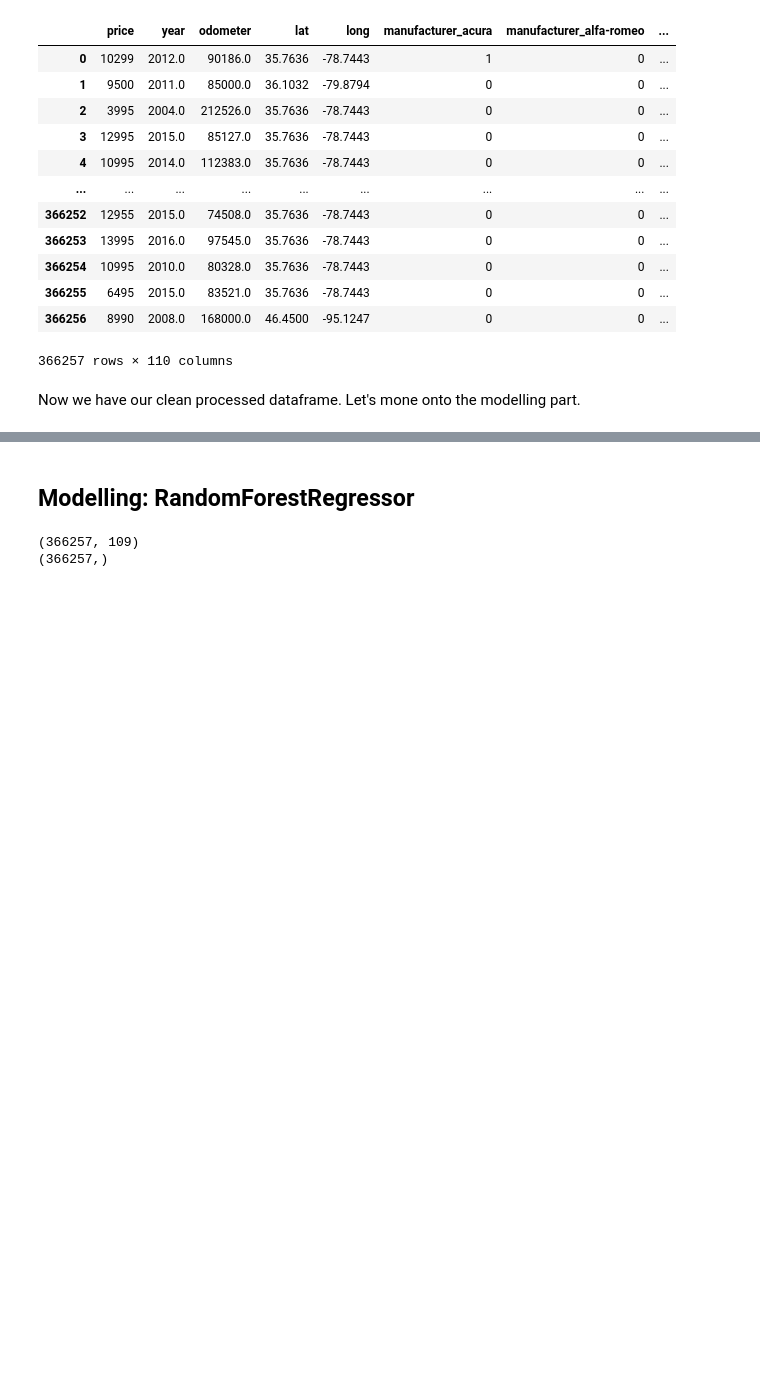
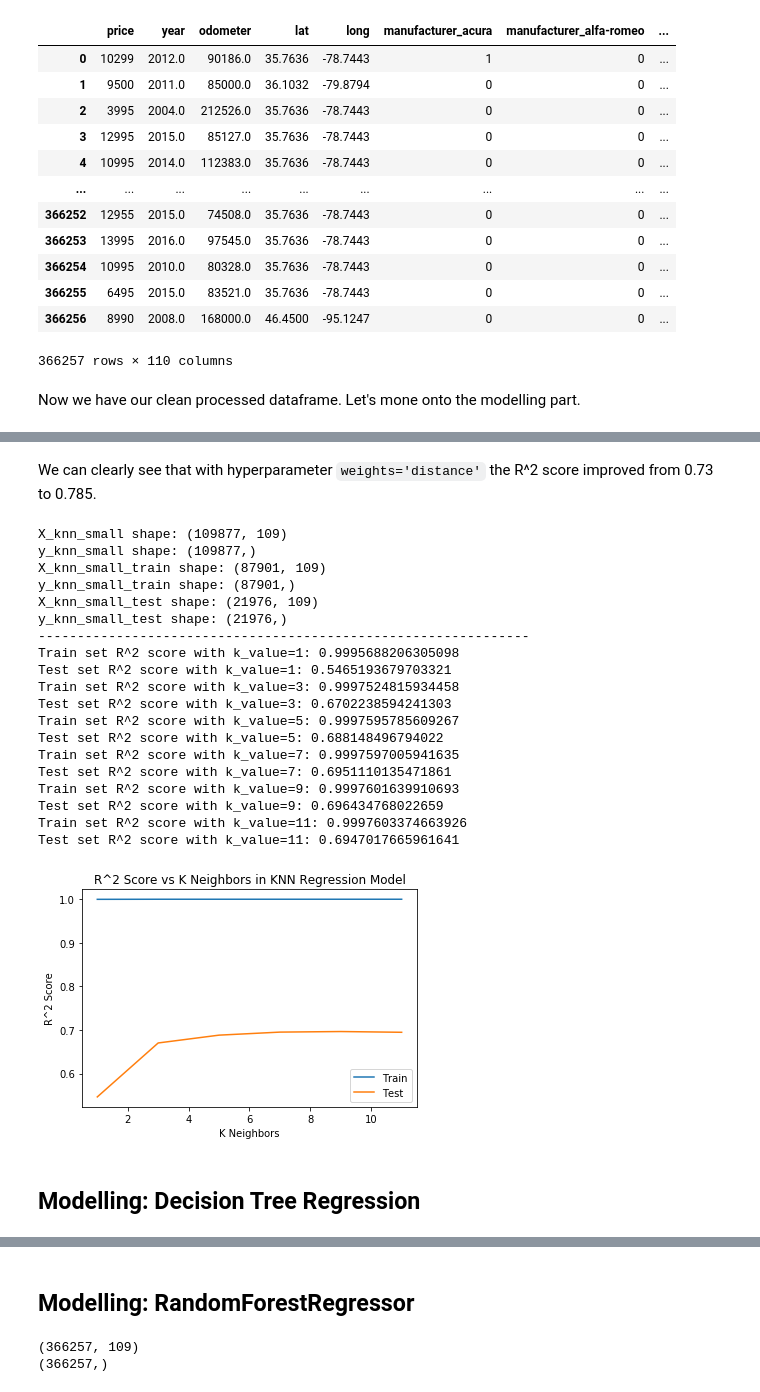
Before and after one commit to meylisk/capstone, a Jupyter notebook: Meylis_Capstone.ipynb, the cells around one changed output, grey strips where cells are left out. Saved outputs shown, nothing was run; the diff lists cells and outputs as text; code cells hidden in the pictures; blank space fills up the shorter version.

```diff
--- a/Meylis_Capstone.ipynb
+++ b/Meylis_Capstone.ipynb
@@ -779,0 +1601,80 @@ Now we have our clean processed dataframe. Let's mone onto the modelling part.
+# %% [markdown]
+We can clearly see that with hyperparameter `weights='distance'` the R^2 score improved from 0.73 to 0.785.
+# %%
+# ScikitLearn KNN Regression (finding optimal k_neighbors):
+
+# Let's actually create a subset of our dataframe, and see how different k_neigbors affect our R^2 score:
+df_knn_small = df_work3.sample(frac=0.3, random_state=1)
+
+# Assigning data (X) and target (y) columns:
+X_knn_small = df_knn_small.loc[:, df_knn_small.columns != 'price']
+y_knn_small = df_knn_small['price']
+
+print('X_knn_small shape:', X_knn_small.shape)
+print('y_knn_small shape:', y_knn_small.shape)
+
+# Let's split our dataframe into train and test sets:
+X_knn_small_train, X_knn_small_test, y_knn_small_train, y_knn_small_test = train_test_split(X_knn_small, y_knn_small, test_size = 0.2, random_state=1)
+
+print('X_knn_small_train shape:', X_knn_small_train.shape)
+print('y_knn_small_train shape:', y_knn_small_train.shape)
+print('X_knn_small_test shape:', X_knn_small_test.shape)
+print('y_knn_small_test shape:', y_knn_small_test.shape)
+print("---------------------------------------------------------------")
+
+# Scale and Transform data:
+scaler = StandardScaler()
+scaler.fit(X_knn_small_train)
+X_knn_small_train = scaler.transform(X_knn_small_train)
+X_knn_small_test = scaler.transform(X_knn_small_test)
+
+# Running through loop:
+train_scores_knn = []
+test_scores_knn = []
+
+k_values = list(range(1, 12, 2))
+
+for k in k_values:
+
+    myKNN = KNeighborsRegressor(n_neighbors=k, weights='distance')
+    myKNN.fit(X_knn_small_train, y_knn_small_train)
+
+    train_scores_knn.append(myKNN.score(X_knn_small_train,y_knn_small_train))
+    test_scores_knn.append(myKNN.score(X_knn_small_test,y_knn_small_test))
+
+    print(f'Train set R^2 score with k_value={k}: {myKNN.score(X_knn_small_train,y_knn_small_train)}')
+    print(f'Test set R^2 score with k_value={k}: {myKNN.score(X_knn_small_test,y_knn_small_test)}')
+
+
+# Let's plot our results:
+plt.figure()
+plt.title("R^2 Score vs K Neighbors in KNN Regression Model")
+plt.plot(k_values, train_scores_knn, label="Train")
+plt.plot(k_values, test_scores_knn, label="Test")
+plt.legend()
+plt.xlabel("K Neighbors")
+plt.ylabel("R^2 Score")
+plt.show()
+# %% [output]
+X_knn_small shape: (109877, 109)
+y_knn_small shape: (109877,)
+X_knn_small_train shape: (87901, 109)
+y_knn_small_train shape: (87901,)
+X_knn_small_test shape: (21976, 109)
+y_knn_small_test shape: (21976,)
+---------------------------------------------------------------
+Train set R^2 score with k_value=1: 0.9995688206305098
+Test set R^2 score with k_value=1: 0.5465193679703321
+Train set R^2 score with k_value=3: 0.9997524815934458
+Test set R^2 score with k_value=3: 0.6702238594241303
+Train set R^2 score with k_value=5: 0.9997595785609267
+Test set R^2 score with k_value=5: 0.688148496794022
+Train set R^2 score with k_value=7: 0.9997597005941635
+Test set R^2 score with k_value=7: 0.6951110135471861
+Train set R^2 score with k_value=9: 0.9997601639910693
+Test set R^2 score with k_value=9: 0.696434768022659
+Train set R^2 score with k_value=11: 0.9997603374663926
+Test set R^2 score with k_value=11: 0.6947017665961641
+[figure, added]
+# %% [markdown]
+## Modelling: Decision Tree Regression
```
Also changed, not shown: parts of 71 cells of this notebook.
